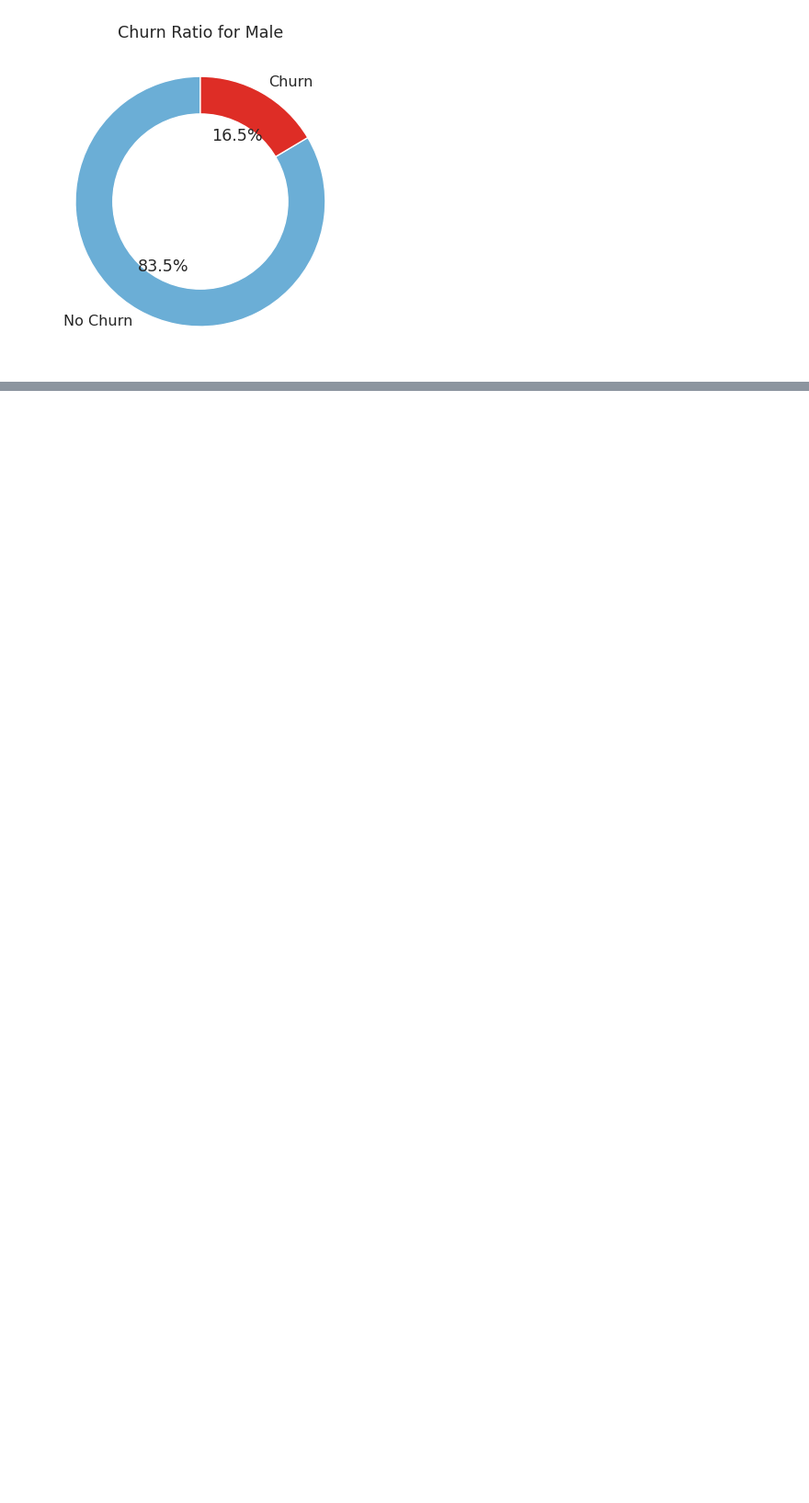
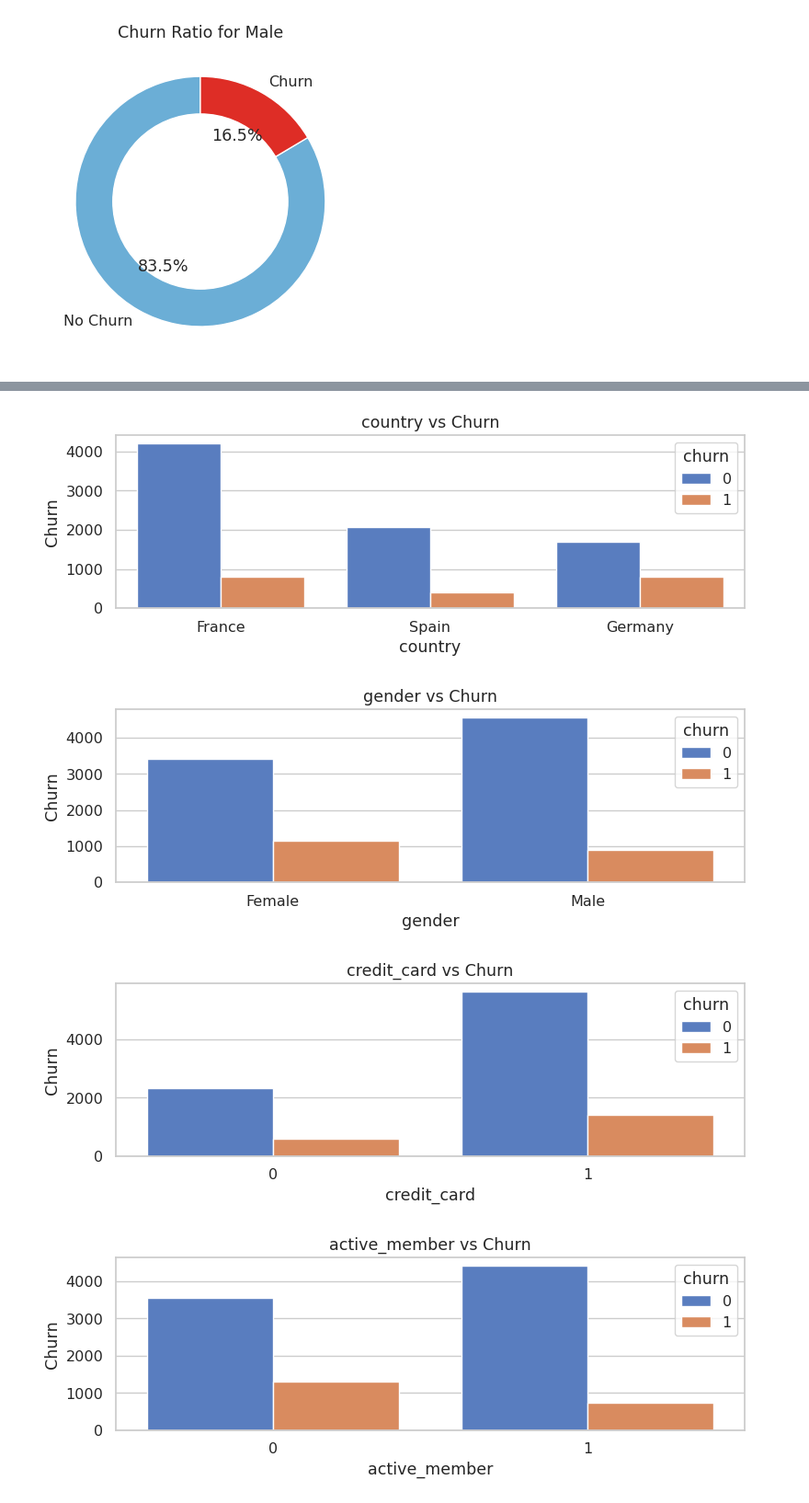
Before and after one commit to mmiskatul/Customer-Churn-prediction, a Jupyter notebook: Analysic-data.ipynb, the cells around one changed output, grey strips where cells are left out. Shown at 92% size. Drawn from its saved outputs; the diff is of its cells as text; code cells hidden in the pictures; blank space fills up the shorter version.

Commit message:
plot the categorical data  vs churn

```diff
--- a/Analysic-data.ipynb
+++ b/Analysic-data.ipynb
@@ -201,0 +209,16 @@ for gender in gender_count.index:
+# %%
+## categorical feature
+cat_cols =['country','gender','credit_card','active_member']
+for c in cat_cols :
+    plt.figure(figsize=(8,3))
+    sns.countplot(data=df,x=c,hue="churn")
+    plt.title(f'{c} vs Churn')
+    plt.xlabel(f'{c}')
+    plt.ylabel("Churn")
+    plt.tight_layout()
+    plt.show()
+# %% [output]
+[figure, added]
+[figure, added]
+[figure, added]
+[figure, added]
```
Also changed, not shown: parts of 1 cell of this notebook.
